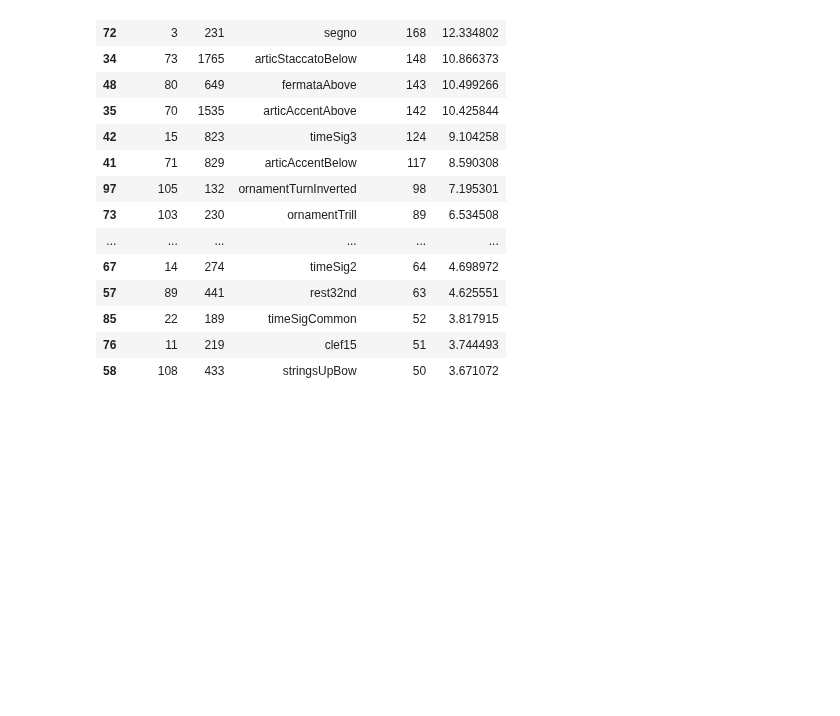
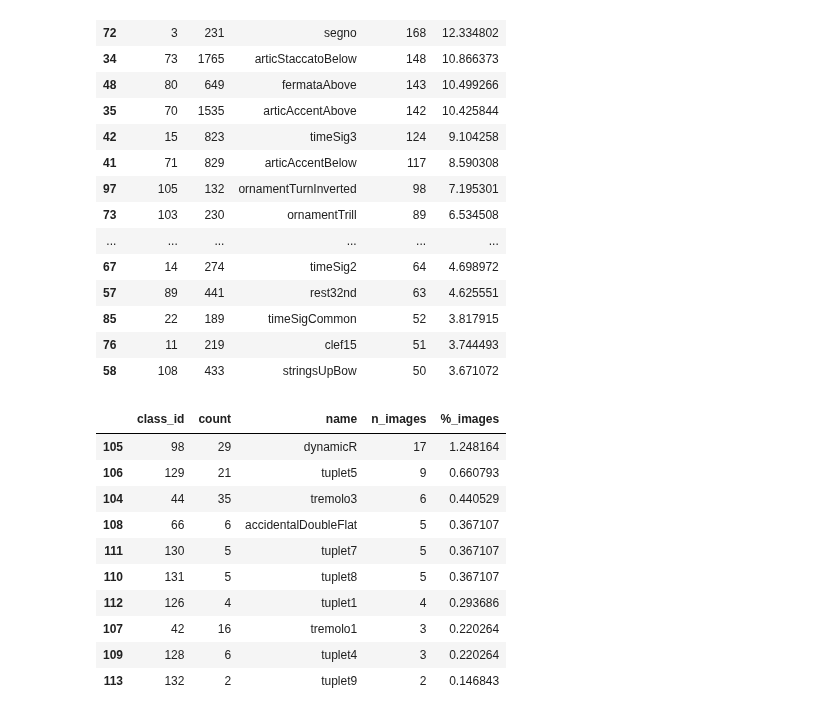
Before and after one commit to fusiongodo/yolo-score, a Jupyter notebook: dataset_statistics.ipynb, the cells around one changed output. Saved outputs shown, nothing was run; the diff lists cells and outputs as text; code cells hidden in the pictures; blank space fills up the shorter version.

```diff
--- a/dataset_statistics.ipynb
+++ b/dataset_statistics.ipynb
@@ -39,3 +36,19 @@ classes_sorted[40:60].head(20)
 | 85 | 22 | 189 | timeSigCommon | 52 | 3.817915 |
 | 76 | 11 | 219 | clef15 | 51 | 3.744493 |
 | 58 | 108 | 433 | stringsUpBow | 50 | 3.671072 |
+# %%
+lowest = classes.iloc[-10:].sort_values("%_images", ascending=False)
+
+lowest
+# %% [output]
+|  | class_id | count | name | n_images | %_images |
+| 105 | 98 | 29 | dynamicR | 17 | 1.248164 |
+| 106 | 129 | 21 | tuplet5 | 9 | 0.660793 |
+| 104 | 44 | 35 | tremolo3 | 6 | 0.440529 |
+| 108 | 66 | 6 | accidentalDoubleFlat | 5 | 0.367107 |
+| 111 | 130 | 5 | tuplet7 | 5 | 0.367107 |
+| 110 | 131 | 5 | tuplet8 | 5 | 0.367107 |
+| 112 | 126 | 4 | tuplet1 | 4 | 0.293686 |
+| 107 | 42 | 16 | tremolo1 | 3 | 0.220264 |
+| 109 | 128 | 6 | tuplet4 | 3 | 0.220264 |
+| 113 | 132 | 2 | tuplet9 | 2 | 0.146843 |
```
Also changed, not shown: parts of 3 cells of this notebook, 4 other files.
